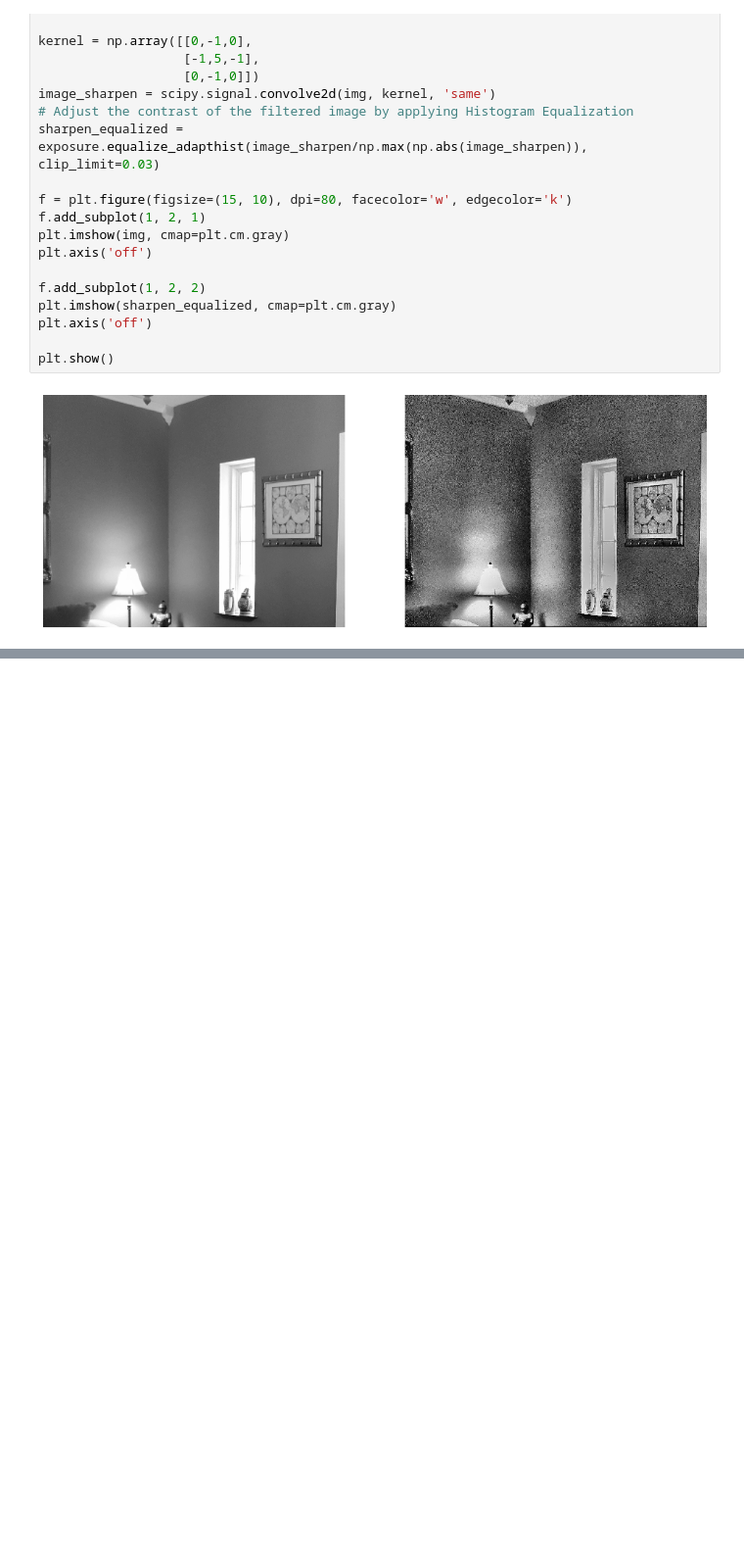
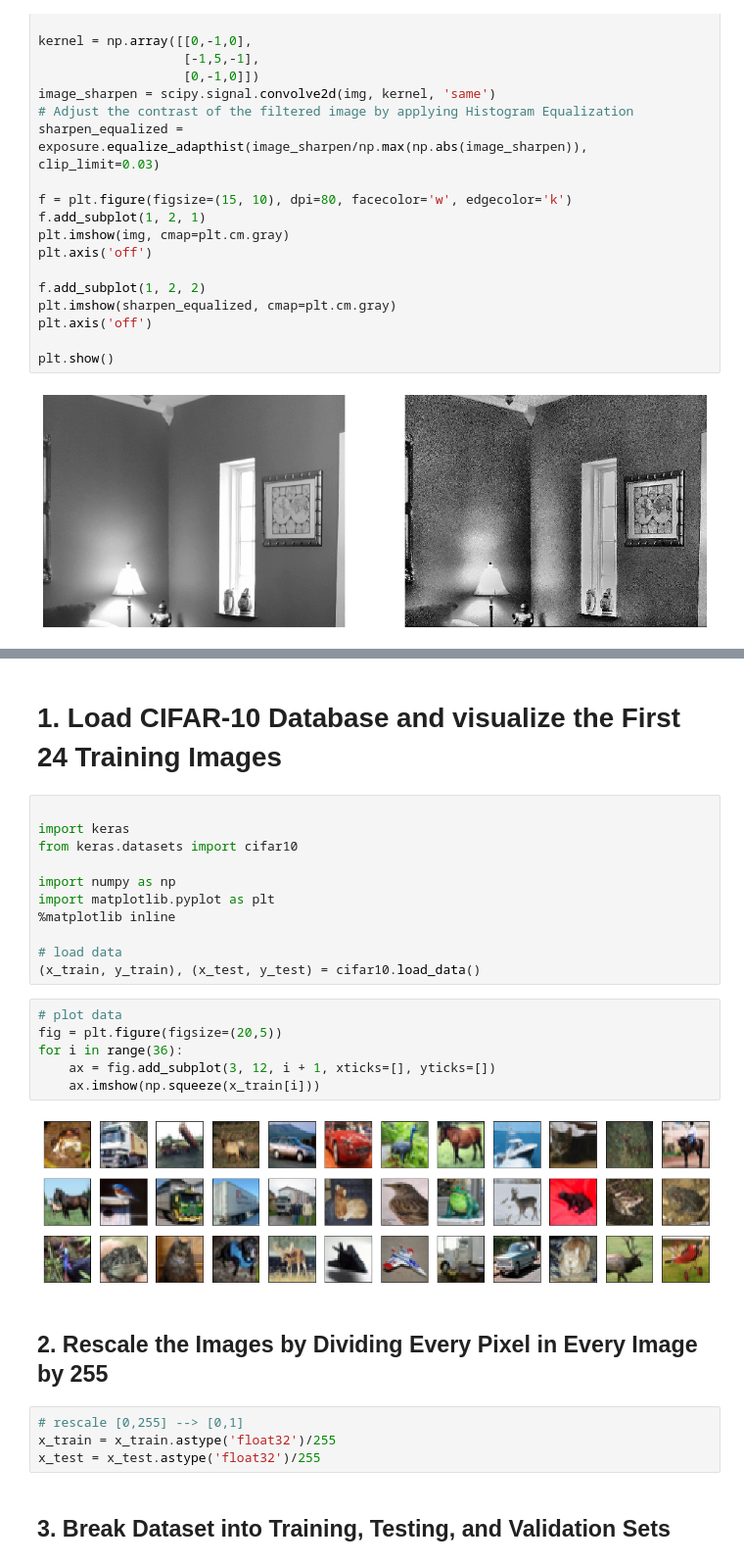
Before and after one commit to AnoushAtayan/Presentations, a Jupyter notebook: CNN-checkpoint.ipynb, the cells around one changed output, grey strips where cells are left out. Shown at 98% size. Drawn from its saved outputs; the diff is of its cells as text; blank space fills up the shorter version.

Commit message:
some new topics also code using keras

```diff
--- a/CNN-checkpoint.ipynb
+++ b/CNN-checkpoint.ipynb
@@ -155,0 +230,29 @@ The gradient is either 1 or 0. In this case we do not have the vanishing gradien
+# %% [markdown]
+# 1. Load CIFAR-10 Database and visualize the First 24 Training Images
+# %%
+
+import keras
+from keras.datasets import cifar10
+
+import numpy as np
+import matplotlib.pyplot as plt
+%matplotlib inline
+
+# load data
+(x_train, y_train), (x_test, y_test) = cifar10.load_data()
+# %%
+# plot data
+fig = plt.figure(figsize=(20,5))
+for i in range(36):
+    ax = fig.add_subplot(3, 12, i + 1, xticks=[], yticks=[])
+    ax.imshow(np.squeeze(x_train[i]))
+# %% [output]
+[figure, added]
+# %% [markdown]
+## 2. Rescale the Images by Dividing Every Pixel in Every Image by 255
+# %%
+# rescale [0,255] --> [0,1]
+x_train = x_train.astype('float32')/255
+x_test = x_test.astype('float32')/255
+# %% [markdown]
+## 3.  Break Dataset into Training, Testing, and Validation Sets
```
Also changed, not shown: parts of 19 cells of this notebook, 7 other files.
